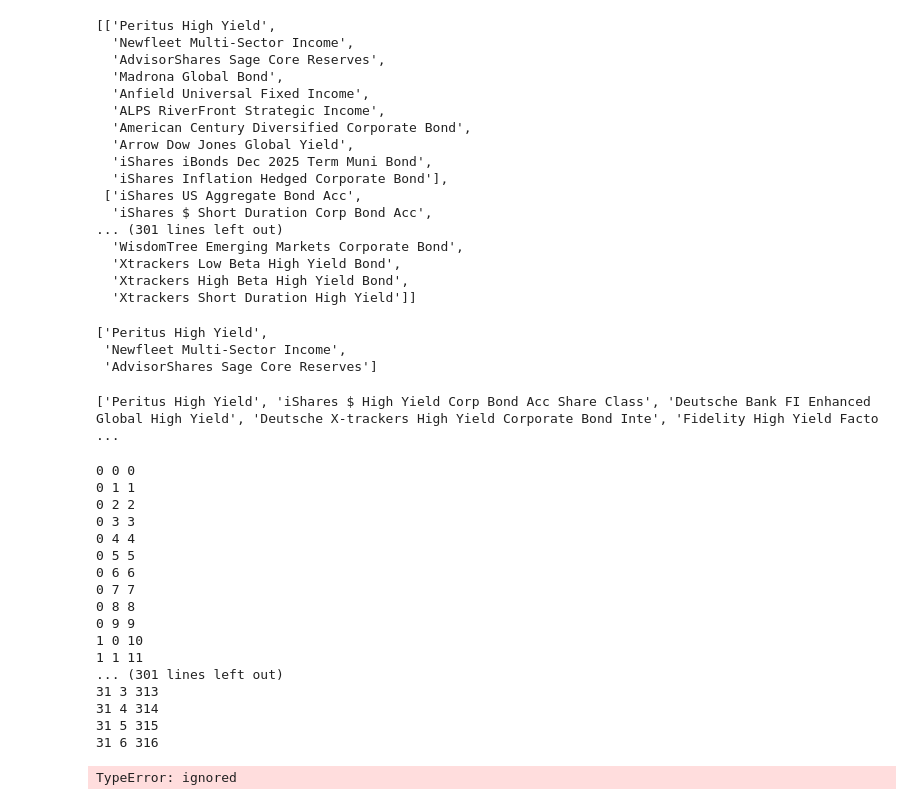
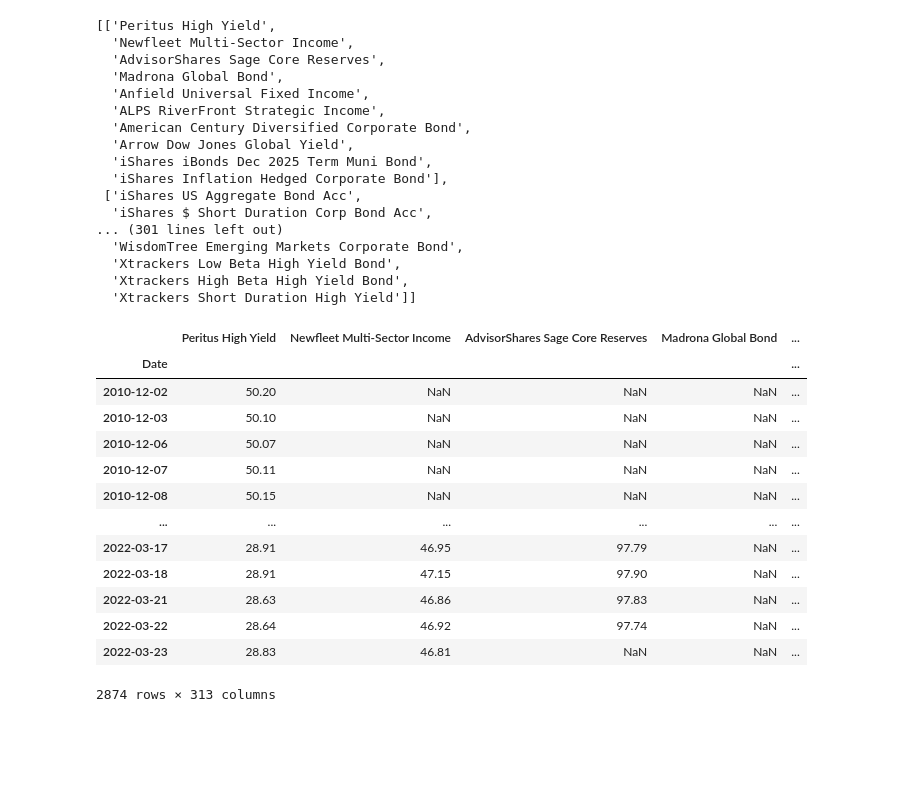
Before and after one commit to Edu-Moreira/Estudos-de-Python, a Jupyter notebook: Comparação_ETFs.ipynb, the cells around one changed output. Saved outputs shown, nothing was run; the diff lists cells and outputs as text; code cells hidden in the pictures; blank space fills up the shorter version.

```diff
--- a/Comparação_ETFs.ipynb
+++ b/Comparação_ETFs.ipynb
@@ -85,53 +85,48 @@ lista_nomes
   'Xtrackers Low Beta High Yield Bond',
   'Xtrackers High Beta High Yield Bond',
   'Xtrackers Short Duration High Yield']]
-# %%
-nome_etf1 = nome_etf[:3]
-nome_etf2 = nome_etf[158:]
-nome_etf1
-# %% [output]
-['Peritus High Yield',
- 'Newfleet Multi-Sector Income',
- 'AdvisorShares Sage Core Reserves']
-# %%
-str_match = [s for s in nome_etf if "High Yield" in s]
-print(str_match)
-# %% [output]
-['Peritus High Yield', 'iShares $ High Yield Corp Bond Acc Share Class', 'Deutsche Bank FI Enhanced Global High Yield', 'Deutsche X-trackers High Yield Corporate Bond Inte', 'Fidelity High Yield Facto ...
 # %%
+painel = pd.DataFrame()
+
 contador = 0
 
 for i in range(len(lista_nomes)):
-  for j in range(len(lista_nomes[i])):
-    print(i,j, contador)
-    contador  = contador +1
+  for j in lista_nomes[i]:
+    try:
+      painel[j] = inv.get_etf_historical_data(etf = j,country = pais, from_date = '01/01/1999',to_date = hoje)['Close']
+      contador = contador + 1
+      time.sleep(10)
+    except:
+      pass
-# %% [output]
-0 0 0
-0 1 1
-0 2 2
-0 3 3
-0 4 4
-0 5 5
-0 6 6
-0 7 7
-0 8 8
-0 9 9
-1 0 10
-1 1 11
-... (301 lines left out)
-31 3 313
-31 4 314
-31 5 315
-31 6 316
 # %%
 painel = pd.DataFrame()
 
 contador = 0
 
-for i in range(len(lista_nomes)):
+for i in range(1):
   for j in lista_nomes[i]:
-    painel[contador] = inv.get_etf_historical_data(etf = j,country = pais, from_date = '01/01/1999',to_date = hoje)['Close']
-    contador = contador += 1
-    time.sleep(60)
+    try:
+      painel[j] = inv.get_etf_historical_data(etf = j,country = pais, from_date = '01/01/1999',to_date = hoje)['Close']
+      painel.columns = [j]
+      contador = contador + 1
+
+
+    except:
+      pass
-# %% [output]
-TypeError: ignored
+# %%
+painel
+# %% [output]
+|  | Peritus High Yield | Newfleet Multi-Sector Income | AdvisorShares Sage Core Reserves | Madrona Global Bond | ... |
+| Date |  |  |  |  | ... |
+| 2010-12-02 | 50.20 | NaN | NaN | NaN | ... |
+| 2010-12-03 | 50.10 | NaN | NaN | NaN | ... |
+| 2010-12-06 | 50.07 | NaN | NaN | NaN | ... |
+| 2010-12-07 | 50.11 | NaN | NaN | NaN | ... |
+| 2010-12-08 | 50.15 | NaN | NaN | NaN | ... |
+| ... | ... | ... | ... | ... | ... |
+| 2022-03-17 | 28.91 | 46.95 | 97.79 | NaN | ... |
+| 2022-03-18 | 28.91 | 47.15 | 97.90 | NaN | ... |
+| 2022-03-21 | 28.63 | 46.86 | 97.83 | NaN | ... |
+| 2022-03-22 | 28.64 | 46.92 | 97.74 | NaN | ... |
+| 2022-03-23 | 28.83 | 46.81 | NaN | NaN | ... |
+2874 rows × 313 columns
```
Also changed, not shown: parts of 2 cells of this notebook.
